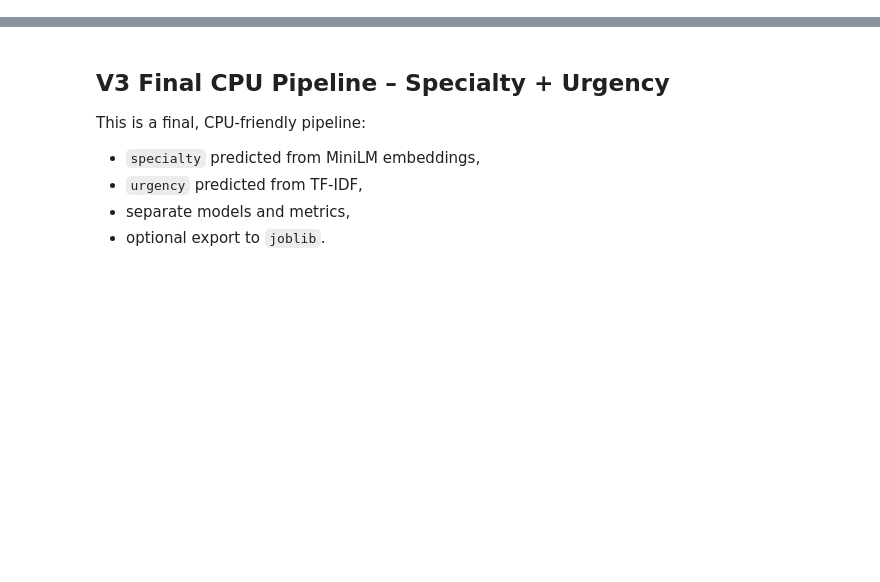
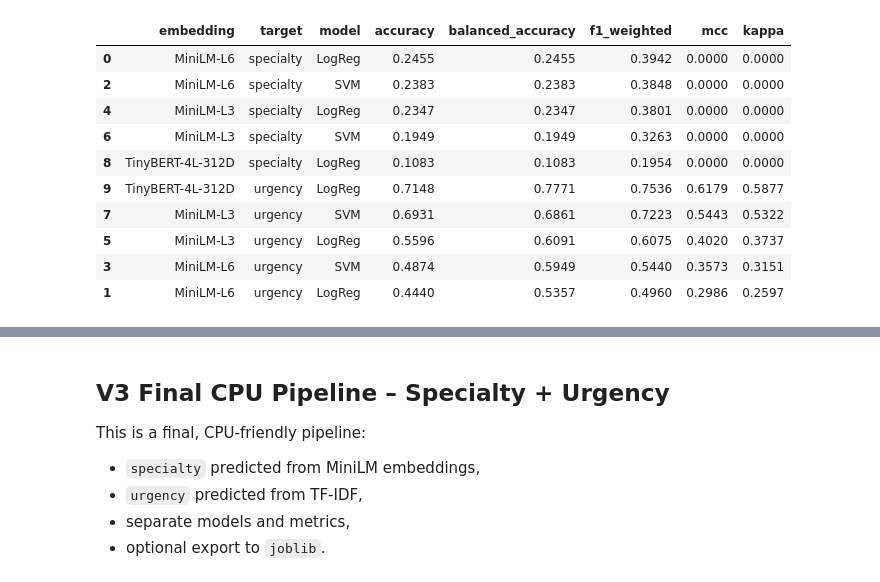
Before and after one commit to wiktorwroz/Medical-Symptom-Triage-Conversational, a Jupyter notebook: Medical_Symptom_Triage_Conversational.ipynb, the cells around one changed output, grey strips where cells are left out. Saved outputs shown, nothing was run; the diff lists cells and outputs as text; code cells hidden in the pictures; blank space fills up the shorter version.

```diff
--- a/Medical_Symptom_Triage_Conversational.ipynb
+++ b/Medical_Symptom_Triage_Conversational.ipynb
@@ -21,0 +1648,13 @@ Urgency is more stable for direct decisioning, while specialty prediction is bes
+# %%
+# V2-6) Encode labels
+le_specialty = LabelEncoder()
+le_urgency = LabelEncoder()
+
+df_train["specialty_label"] = le_specialty.fit_transform(df_train["specialty_merged"])
+df_val["specialty_label"] = le_specialty.transform(df_val["specialty_merged"])
+
+df_train["urgency_label"] = le_urgency.fit_transform(df_train["urgency"])
+df_val["urgency_label"] = le_urgency.transform(df_val["urgency"])
+
+print("specialty classes:", le_specialty.classes_.tolist())
+print("urgency classes:", le_urgency.classes_.tolist())
@@ -21,0 +1910,72 @@ Urgency is more stable for direct decisioning, while specialty prediction is bes
+# %%
+# V2-14) Optional TinyBERT embeddings (transformers) + LogReg head
+# This block is optional and may be slower on CPU.
+
+try:
+    import torch
+    from transformers import AutoTokenizer, AutoModel
+    HAS_TINYBERT = True
+except Exception as e:
+    HAS_TINYBERT = False
+    print("transformers/torch not available:", e)
+
+
+def mean_pool(last_hidden_state, attention_mask):
+    mask = attention_mask.unsqueeze(-1).expand(last_hidden_state.size()).float()
+    return (last_hidden_state * mask).sum(1) / torch.clamp(mask.sum(1), min=1e-9)
+
+
+if HAS_TINYBERT:
+    tinybert_id = "huawei-noah/TinyBERT_General_4L_312D"
+    print(f"Loading {tinybert_id}...")
+    tokenizer = AutoTokenizer.from_pretrained(tinybert_id)
+    model = AutoModel.from_pretrained(tinybert_id)
+    model.eval()
+
+    def encode_tinybert(texts, batch_size=32, max_length=256):
+        all_vecs = []
+        with torch.no_grad():
+            for i in range(0, len(texts), batch_size):
+                batch = texts[i:i+batch_size]
+                enc = tokenizer(
+                    batch,
+                    padding=True,
+                    truncation=True,
+                    max_length=max_length,
+                    return_tensors="pt",
+                )
+                out = model(**enc)
+                vec = mean_pool(out.last_hidden_state, enc["attention_mask"])
+                all_vecs.append(vec.cpu().numpy())
+        return np.vstack(all_vecs)
+
+    X_train_tiny = encode_tinybert(X_train_text)
+    X_val_tiny = encode_tinybert(X_val_text)
+
+    # specialty
+    lr_tiny_s = LogisticRegression(max_iter=1000, class_weight="balanced")
+    lr_tiny_s.fit(X_train_tiny, y_train_specialty)
+    m_s = evaluate_model_on_features(lr_tiny_s, X_val_tiny, y_val_specialty)
+    contextual_results.append({
+        "embedding": "TinyBERT-4L-312D",
+        "target": "specialty",
+        "model": "LogReg",
+        **{k: round(v, 4) for k, v in m_s.items()},
+    })
+
+    # urgency
+    lr_tiny_u = LogisticRegression(max_iter=1000, class_weight="balanced")
+    lr_tiny_u.fit(X_train_tiny, y_train_urgency)
+    m_u = evaluate_model_on_features(lr_tiny_u, X_val_tiny, y_val_urgency)
+    contextual_results.append({
+        "embedding": "TinyBERT-4L-312D",
+        "target": "urgency",
+        "model": "LogReg",
+        **{k: round(v, 4) for k, v in m_u.items()},
+    })
+
+contextual_results_df = pd.DataFrame(contextual_results)
+if len(contextual_results_df) > 0:
+    print("=== CONTEXTUAL RESULTS (including TinyBERT if available) ===")
+    display(contextual_results_df.sort_values(["target", "f1_weighted"], ascending=[True, False]))
+# %% [output]
@@ -21,0 +2000,11 @@ Urgency is more stable for direct decisioning, while specialty prediction is bes
+|  | embedding | target | model | accuracy | balanced_accuracy | f1_weighted | mcc | kappa |
+| 0 | MiniLM-L6 | specialty | LogReg | 0.2455 | 0.2455 | 0.3942 | 0.0000 | 0.0000 |
+| 2 | MiniLM-L6 | specialty | SVM | 0.2383 | 0.2383 | 0.3848 | 0.0000 | 0.0000 |
+| 4 | MiniLM-L3 | specialty | LogReg | 0.2347 | 0.2347 | 0.3801 | 0.0000 | 0.0000 |
+| 6 | MiniLM-L3 | specialty | SVM | 0.1949 | 0.1949 | 0.3263 | 0.0000 | 0.0000 |
+| 8 | TinyBERT-4L-312D | specialty | LogReg | 0.1083 | 0.1083 | 0.1954 | 0.0000 | 0.0000 |
+| 9 | TinyBERT-4L-312D | urgency | LogReg | 0.7148 | 0.7771 | 0.7536 | 0.6179 | 0.5877 |
+| 7 | MiniLM-L3 | urgency | SVM | 0.6931 | 0.6861 | 0.7223 | 0.5443 | 0.5322 |
+| 5 | MiniLM-L3 | urgency | LogReg | 0.5596 | 0.6091 | 0.6075 | 0.4020 | 0.3737 |
+| 3 | MiniLM-L6 | urgency | SVM | 0.4874 | 0.5949 | 0.5440 | 0.3573 | 0.3151 |
+| 1 | MiniLM-L6 | urgency | LogReg | 0.4440 | 0.5357 | 0.4960 | 0.2986 | 0.2597 |
```
Also changed, not shown: parts of 59 cells of this notebook, 1 other file.
